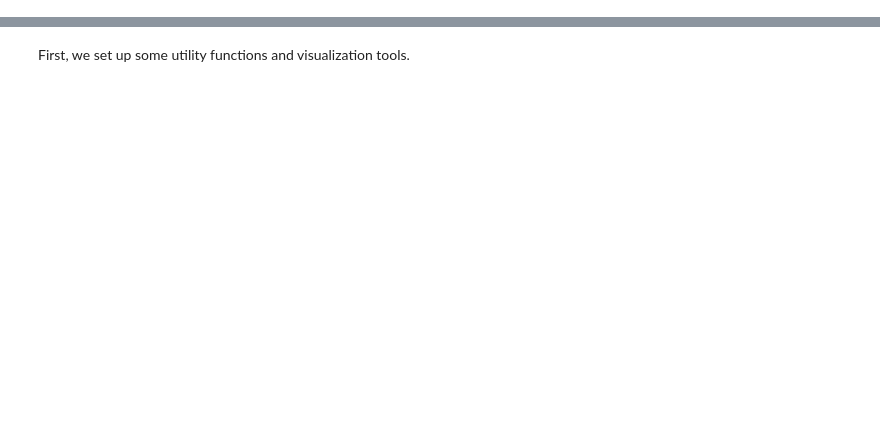
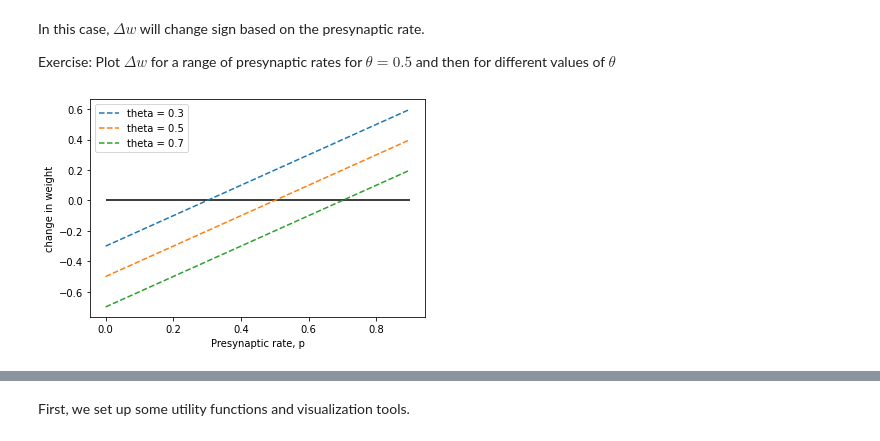
Before and after one commit to comp-neural-circuits/plasticity-workshop, a Jupyter notebook: hebbian_plasticity_in_action.ipynb, the cells around one changed output, grey strips where cells are left out. Drawn from its saved outputs; the diff is of its cells as text; code cells hidden in the pictures; blank space fills up the shorter version.

```diff
--- a/hebbian_plasticity_in_action.ipynb
+++ b/hebbian_plasticity_in_action.ipynb
@@ -9,0 +89,30 @@ In this part, we will use the different forms of hebbian plasticity to generate
+# %%
+def hebbian_threshold_1synapse(p, v, theta):
+    dw = v * (p - theta)
+    return dw
+# %% [markdown]
+In this case, $\Delta w$ will change sign based on the presynaptic rate.
+
+Exercise: Plot $ \Delta w$ for a range of presynaptic rates for $ \theta = 0.5 $ and then for different values of $ \theta $
+# %%
+v = 1.
+p_range = np.arange(0., 1., 0.1)
+dw_all = np.zeros(np.shape(p_range))
+theta = 0.5
+
+fig = plt.figure()
+plt.hlines(0, p_range[0], p_range[-1], 'k', '-')
+plt.xlabel('Presynaptic rate, p')
+plt.ylabel('change in weight')
+
+for theta in [0.3, 0.5, 0.7]:
+    for i,p in enumerate(p_range):
+        dw = hebbian_threshold_1synapse(p, v, theta)
+        dw_all[i] = dw
+
+    plt.plot(p_range, dw_all, '--', label='theta = {}'.format(theta))
+
+plt.legend()
+plt.show()
+# %% [output]
+[figure, added]
```
Also changed, not shown: parts of 65 cells of this notebook.
